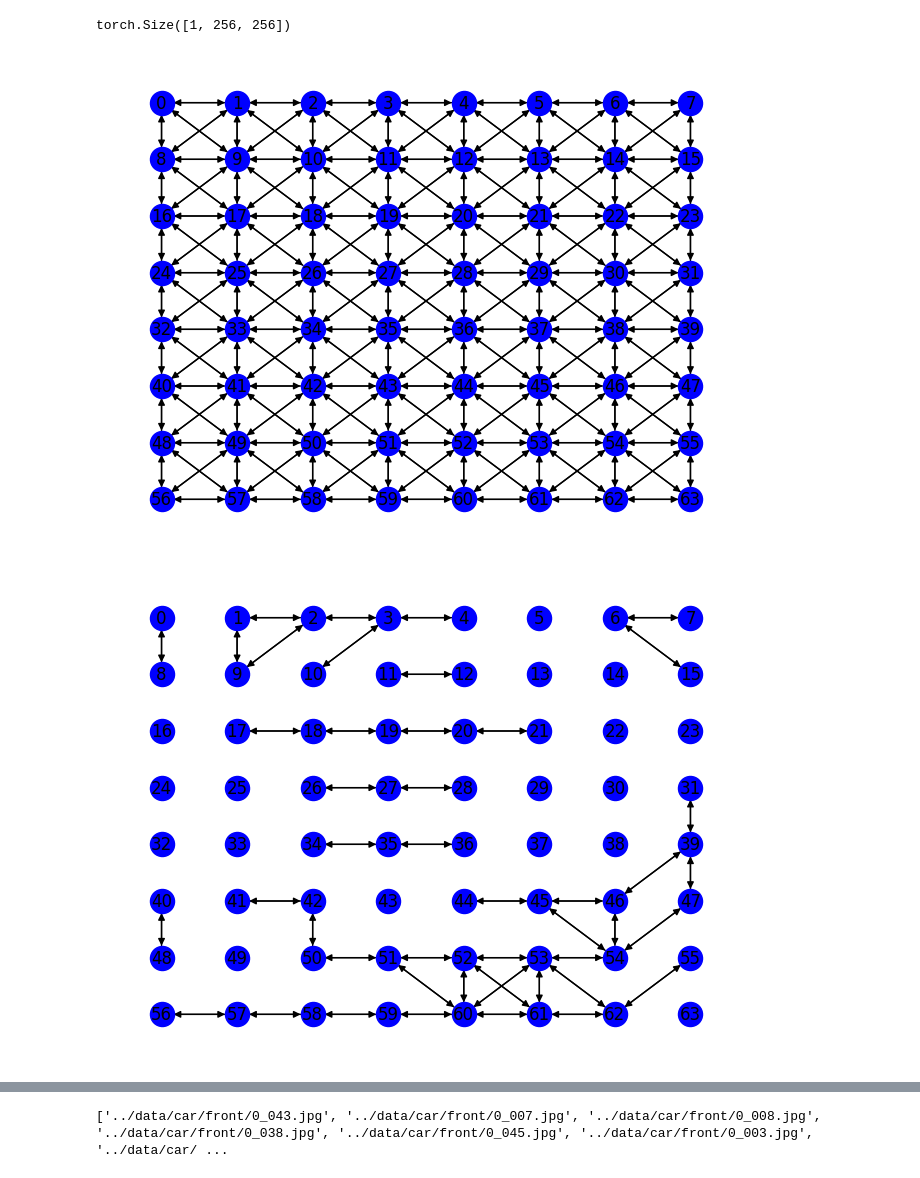
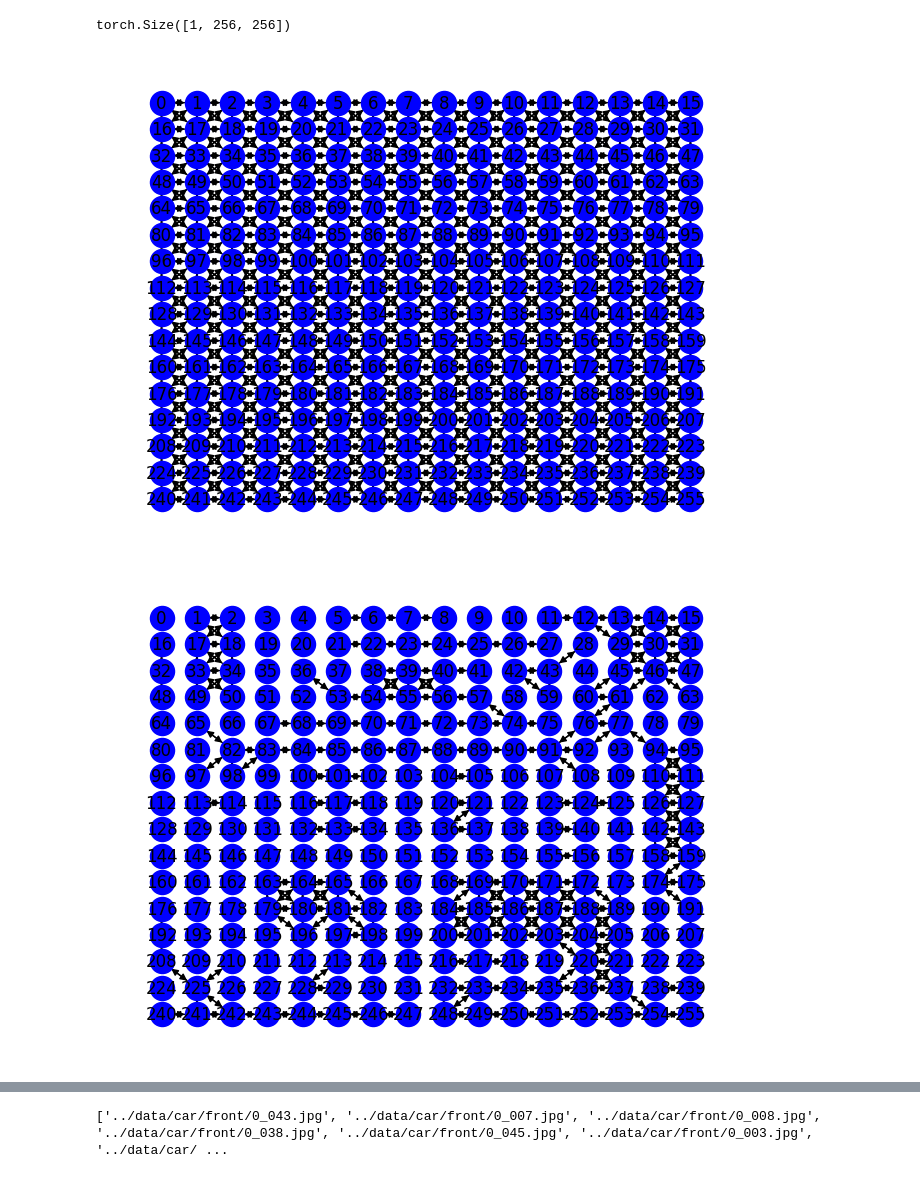
Before and after one commit to MKTKSMT-MI/GNN-DGLPro, a Jupyter notebook: ICPKGI/patch image marge.ipynb, the cells around one changed output, grey strips where cells are left out. Saved outputs shown, nothing was run; the diff lists cells and outputs as text; code cells hidden in the pictures.

```diff
--- a/ICPKGI/patch image marge.ipynb
+++ b/ICPKGI/patch image marge.ipynb
@@ -50,6 +50,29 @@ def get_nearest_neighbors(image, row, col): #最近傍ノード番号の取得
         else:
             # 画像範囲外の場合は0を追加するなど適切な処理を行う
             #nearest_neighbors.append(0)
+            pass
+
+    return nearest_neighbors
+
+
+def get_15nearest_neighbors(image, row, col):
+    # 画像の形状を取得
+    height, width = image.shape[:2]
+
+    neighbors_coords=[(row-2,col-2),(row-2,col-1),(row-2,col),(row-2,col+1),(row-2,col+2),
+                      (row-1,col-2),(row-1,col-1),(row-1,col),(row-1,col+1),(row-1,col+2),
+                      (row,col-2),  (row, col-1),             (row, col+1), (row,col+2),
+                      (row+1,col-2),(row+1,col-1),(row+1,col),(row+1,col+1),(row+1,col-2),
+                      (row+2,col-2),(row+2,col-1),(row+2,col),(row+2,col-1),(row+2,col-2)]
+    # 注目画素の最近傍画素の値を抜き出す
+    nearest_neighbors = []
+    for r, c in neighbors_coords:
+        # 座標が画像範囲内かチェック
+        if 0 <= r < height and 0 <= c < width:
+            pixel_value = image[r, c]
+            nearest_neighbors.append(pixel_value)
+        else:
+            # 画像範囲外の場合は0を追加するなど適切な処理を行う
             pass
 
     return nearest_neighbors
@@ -99,7 +122,7 @@ def get_rot90_index(arr):
     return rot90_flatt
 # %%
 #パッチ数
-num_patch=8
+num_patch=16
 #画像をパッチに分割
 n_feat=image_patch(image,num_patch)
 #グラフ作成
@@ -120,31 +143,31 @@ g=G.to_networkx()
 nx.draw(g,pos,with_labels=True,node_color='blue')
 plt.show()
 # %% [output]
-[figure, old version]
+[figure, new version]
 # %%
 eids=[]
 cos=nn.CosineSimilarity(1)
-thresh=0.6
-for n in tqdm(range(8*8)):
+thresh=0.8
+for n in tqdm(range(num_patch**2)):
     #ノード番号nのノード特徴を取り出しフラット化
     p0=torch.flatten(G.ndata['f'][n].unsqueeze(0),1)
     #ノード番号nの隣接ノードのノード特徴を取り出しフラット化
     p1=torch.flatten(G.ndata['f'][G.successors(n)],1)
     #コサイン類似度を計算し、閾値以下のインデックスをTrueとする真偽値リストを取得
-    boolval=cos(p0,p1) < thresh
+    boolval=torch.abs(cos(p0,p1)) < thresh
     #閾値以下のエッジを切るためのエッジidの取得
     for i,j in enumerate(G.successors(n)):
         if boolval[i]:
             eids.append(G.edge_ids(n,j).item())
 
 #切るべきエッジidを用いてグラフGからエッジを削除
 cutG=dgl.remove_edges(G,eids)
 #結果を描画
 nx_cutg=cutG.to_networkx()
 nx.draw(nx_cutg,pos,with_labels=True,node_color='blue')
 plt.show()
 # %% [output]
-[figure, old version]
+[figure, new version]
 # %%
 nimage=np.array(torch.permute(image,(1,2,0)))
 size=nimage.shape[0]
```
Also changed, not shown: parts of 4 cells of this notebook.
